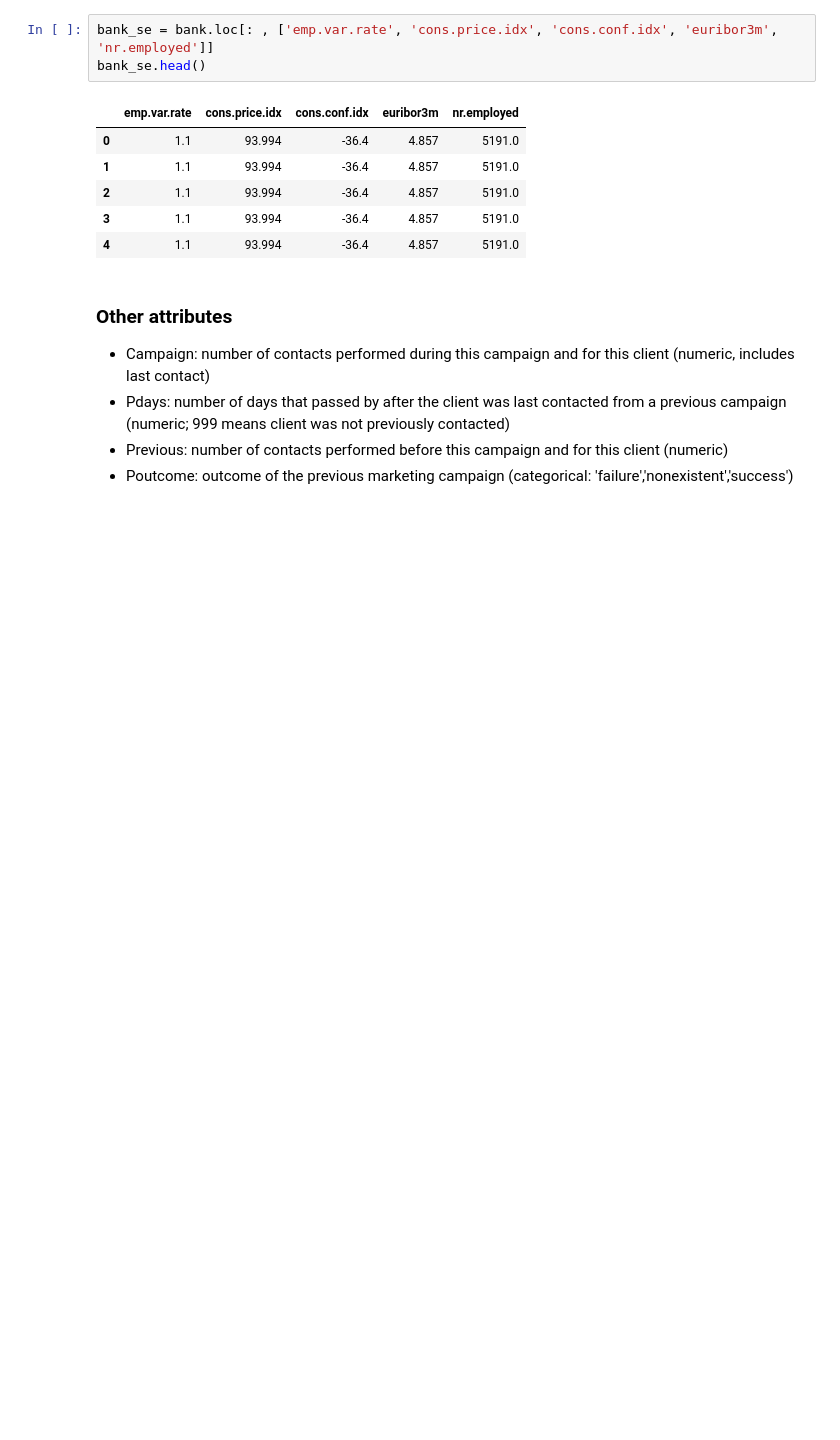
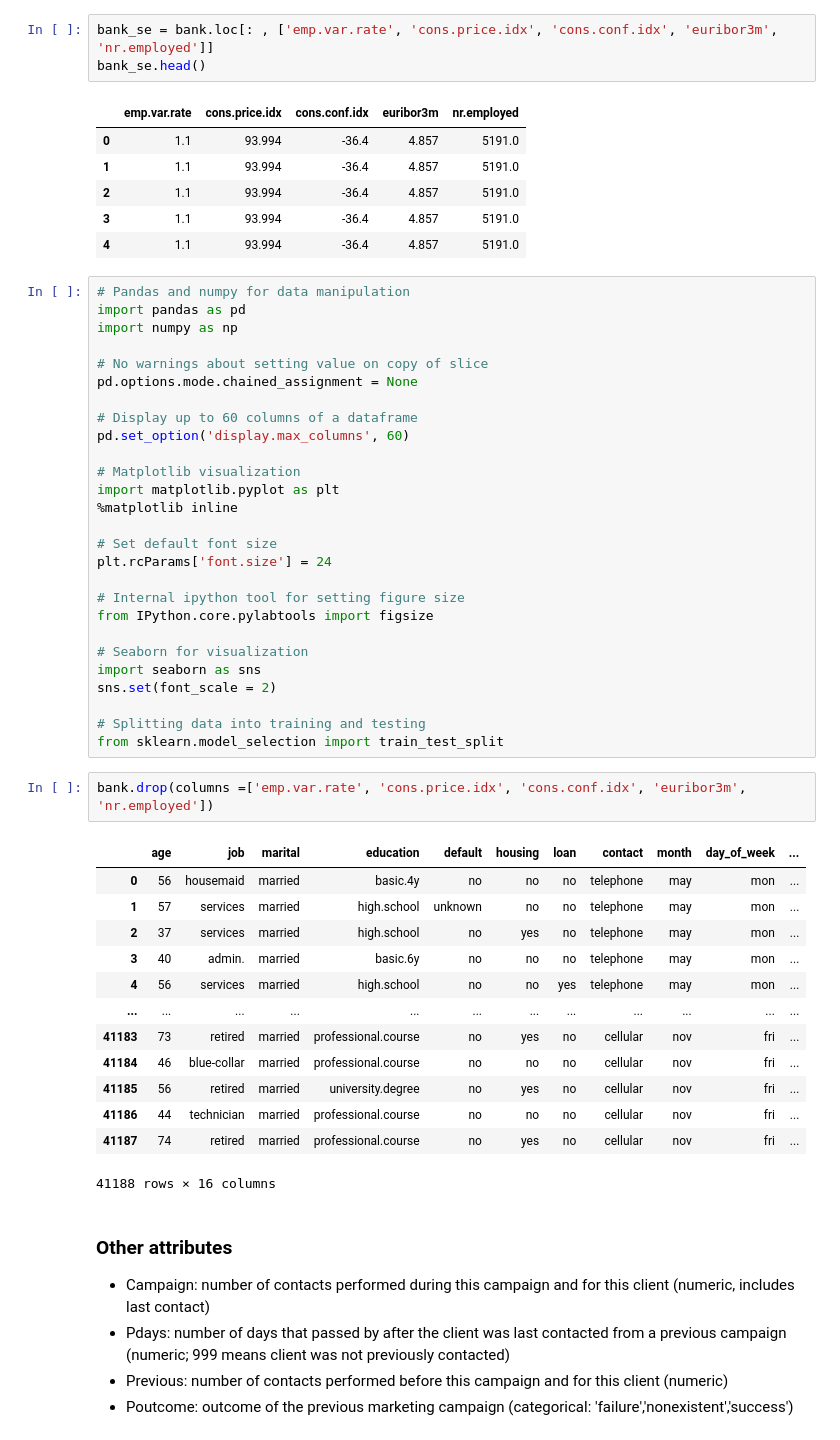
Before and after one commit to kanchanrenu/Bank_propensity_model, a Jupyter notebook: Bank-marketing-Kanchan.ipynb, the cells around one changed output. Saved outputs shown, nothing was run; the diff lists cells and outputs as text; blank space fills up the shorter version.

```diff
--- a/Bank-marketing-Kanchan.ipynb
+++ b/Bank-marketing-Kanchan.ipynb
@@ -806,6 +802,49 @@ bank_se.head()
 | 2 | 1.1 | 93.994 | -36.4 | 4.857 | 5191.0 |
 | 3 | 1.1 | 93.994 | -36.4 | 4.857 | 5191.0 |
 | 4 | 1.1 | 93.994 | -36.4 | 4.857 | 5191.0 |
+# %%
+# Pandas and numpy for data manipulation
+import pandas as pd
+import numpy as np
+
+# No warnings about setting value on copy of slice
+pd.options.mode.chained_assignment = None
+
+# Display up to 60 columns of a dataframe
+pd.set_option('display.max_columns', 60)
+
+# Matplotlib visualization
+import matplotlib.pyplot as plt
+%matplotlib inline
+
+# Set default font size
+plt.rcParams['font.size'] = 24
+
+# Internal ipython tool for setting figure size
+from IPython.core.pylabtools import figsize
+
+# Seaborn for visualization
+import seaborn as sns
+sns.set(font_scale = 2)
+
+# Splitting data into training and testing
+from sklearn.model_selection import train_test_split
+# %%
+bank.drop(columns =['emp.var.rate', 'cons.price.idx', 'cons.conf.idx', 'euribor3m', 'nr.employed'])
+# %% [output]
+|  | age | job | marital | education | default | housing | loan | contact | month | day_of_week | ... |
+| 0 | 56 | housemaid | married | basic.4y | no | no | no | telephone | may | mon | ... |
+| 1 | 57 | services | married | high.school | unknown | no | no | telephone | may | mon | ... |
+| 2 | 37 | services | married | high.school | no | yes | no | telephone | may | mon | ... |
+| 3 | 40 | admin. | married | basic.6y | no | no | no | telephone | may | mon | ... |
+| 4 | 56 | services | married | high.school | no | no | yes | telephone | may | mon | ... |
+| ... | ... | ... | ... | ... | ... | ... | ... | ... | ... | ... | ... |
+| 41183 | 73 | retired | married | professional.course | no | yes | no | cellular | nov | fri | ... |
+| 41184 | 46 | blue-collar | married | professional.course | no | no | no | cellular | nov | fri | ... |
+| 41185 | 56 | retired | married | university.degree | no | yes | no | cellular | nov | fri | ... |
+| 41186 | 44 | technician | married | professional.course | no | no | no | cellular | nov | fri | ... |
+| 41187 | 74 | retired | married | professional.course | no | yes | no | cellular | nov | fri | ... |
+41188 rows × 16 columns
 # %% [markdown]
 ### Other attributes
 * Campaign: number of contacts performed during this campaign and for this client (numeric, includes last contact)
```
Also changed, not shown: parts of 43 cells of this notebook.
